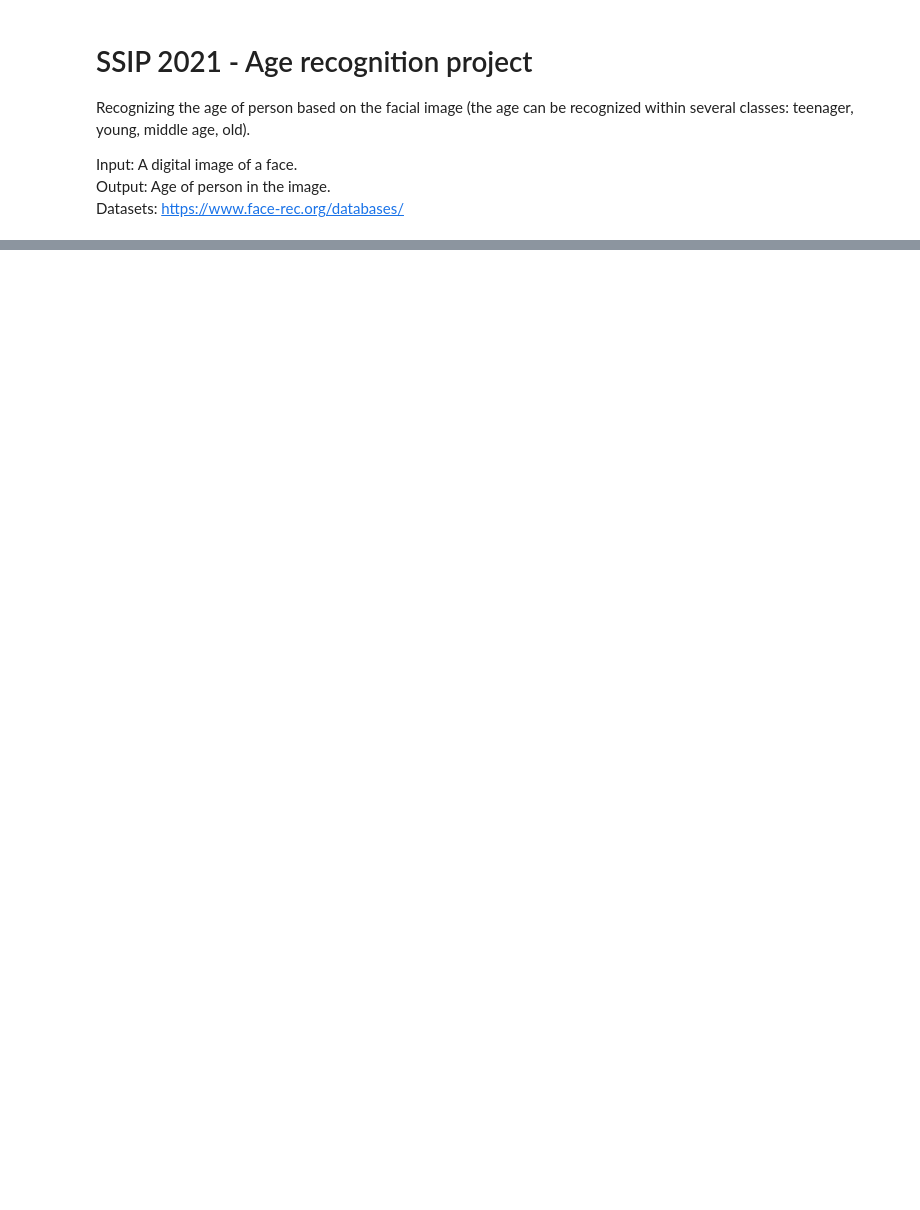
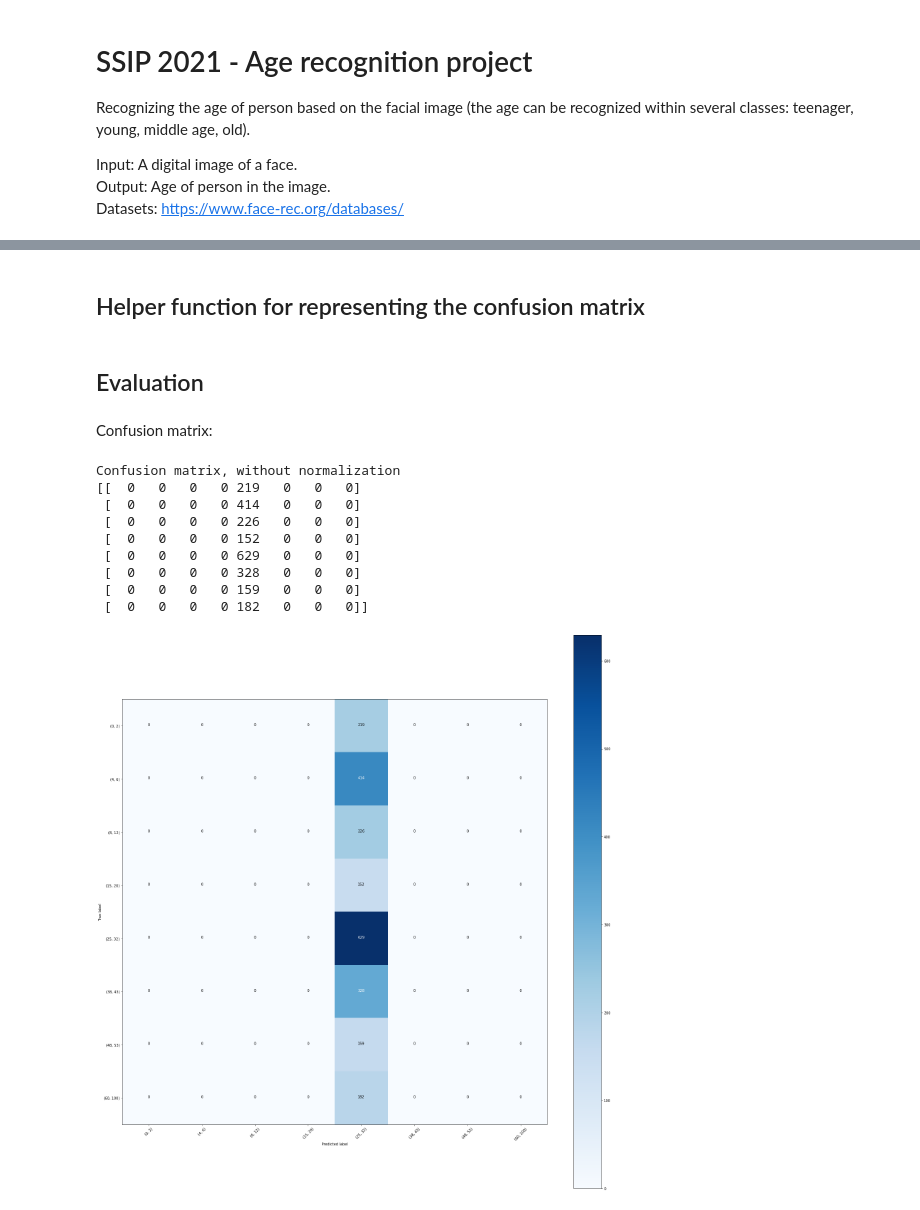
Before and after one commit to mdrabic5/SSIP-2021-Age-recognition-project, a Jupyter notebook: SSIP_2021_age_recognition.ipynb, the cells around one changed output, grey strips where cells are left out. Drawn from its saved outputs; the diff is of its cells as text; code cells hidden in the pictures; blank space fills up the shorter version.

```diff
--- a/SSIP_2021_age_recognition.ipynb
+++ b/SSIP_2021_age_recognition.ipynb
@@ -32,0 +245,2 @@ cv2_imshow(src2)
+# %% [markdown]
+## Helper function for representing the confusion matrix
@@ -32,0 +288,43 @@ cv2_imshow(src2)
+# %% [markdown]
+## Evaluation
+# %%
+# Load the model with best weights
+age_model = tf.keras.models.load_model(weight_path)
+
+# Evaluation
+X_test, Y_test = create_dataset(df_metadata_test)
+
+results = age_model.evaluate(X_test, Y_test)
+print("test loss, test acc:", results)
+
+
+# Make some predictions on 16 images
+predicted_classes = age_model.predict(X_test, batch_size=16)
+predicted_classes = np.argmax(predicted_classes, axis=1)
+actual_classes = Y_test
+
+for i in range(16):
+  image_path = IMAGES_DIR + 'images_original/aligned/' + df_metadata_test['image_path'][i]
+
+  image_test = cv2.imread(image_path, cv2.COLOR_BGR2RGB)
+  image_test = cv2.resize(image_test, (100, 100), interpolation = cv2.INTER_AREA)
+  cv2_imshow(image_test)
+
+  print("Prediction:", predicted_classes[i])
+  print("Actual:", actual_classes[i])
+# %% [markdown]
+Confusion matrix:
+# %%
+cm = confusion_matrix(actual_classes, predicted_classes)
+plot_confusion_matrix(cm, LABEL_DICT.keys(), "CNN")
+# %% [output]
+Confusion matrix, without normalization
+[[  0   0   0   0 219   0   0   0]
+ [  0   0   0   0 414   0   0   0]
+ [  0   0   0   0 226   0   0   0]
+ [  0   0   0   0 152   0   0   0]
+ [  0   0   0   0 629   0   0   0]
+ [  0   0   0   0 328   0   0   0]
+ [  0   0   0   0 159   0   0   0]
+ [  0   0   0   0 182   0   0   0]]
+[figure, added]
```
Also changed, not shown: parts of 23 cells of this notebook.
